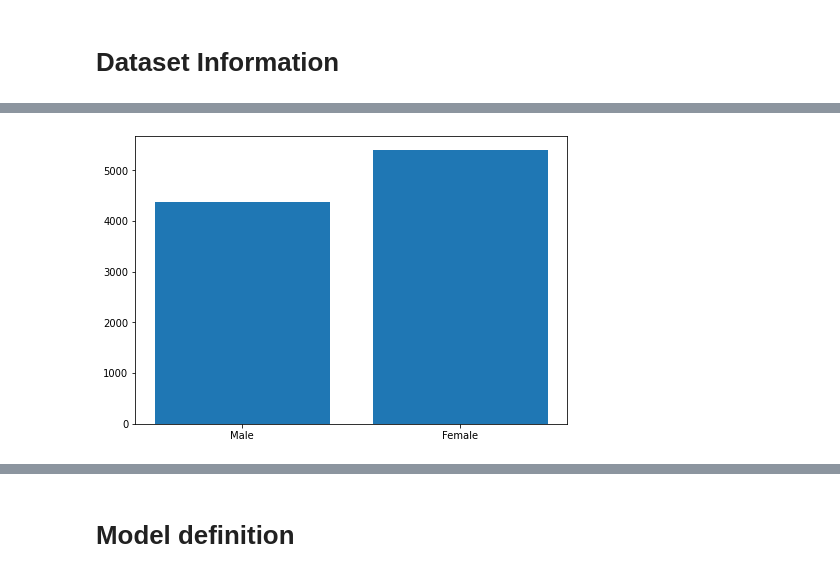
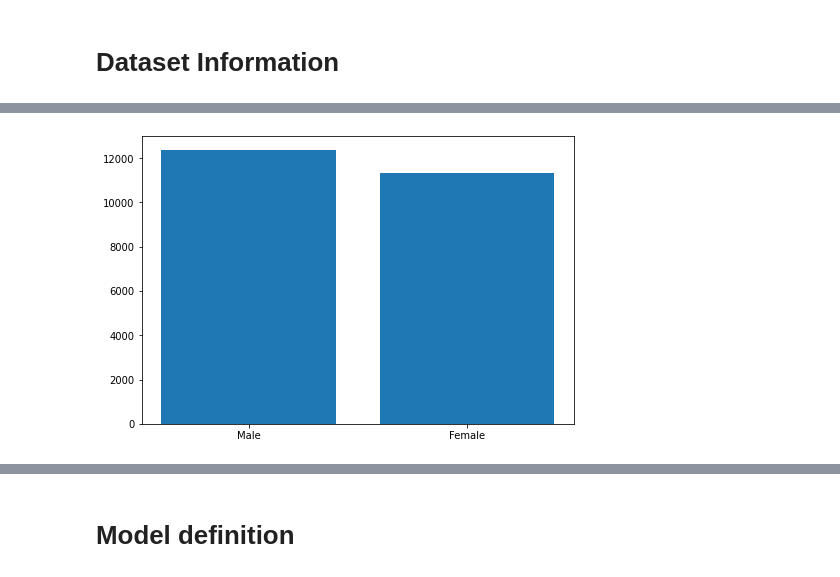
Before and after one commit to prashu18400/Colab, a Jupyter notebook: MAJOR_PROJ.ipynb, the cells around one changed output, grey strips where cells are left out. Saved outputs shown, nothing was run; the diff lists cells and outputs as text; code cells hidden in the pictures.

```diff
--- a/MAJOR_PROJ.ipynb
+++ b/MAJOR_PROJ.ipynb
@@ -87,12 +87,12 @@ print(counts)
 # %%
 fig = plt.figure()
 ax = fig.add_axes([0,0,1,1])
 gender = ['Male', 'Female']
-values = [4372,5407]
+values = [12391,11317]
 ax.bar(gender,values)
 plt.show()
 # %% [output]
-[figure, old version]
+[figure, new version]
 # %%
 values, counts = np.unique(ages_f, return_counts=True)
 print(counts)
```
Also changed, not shown: parts of 13 cells of this notebook.
